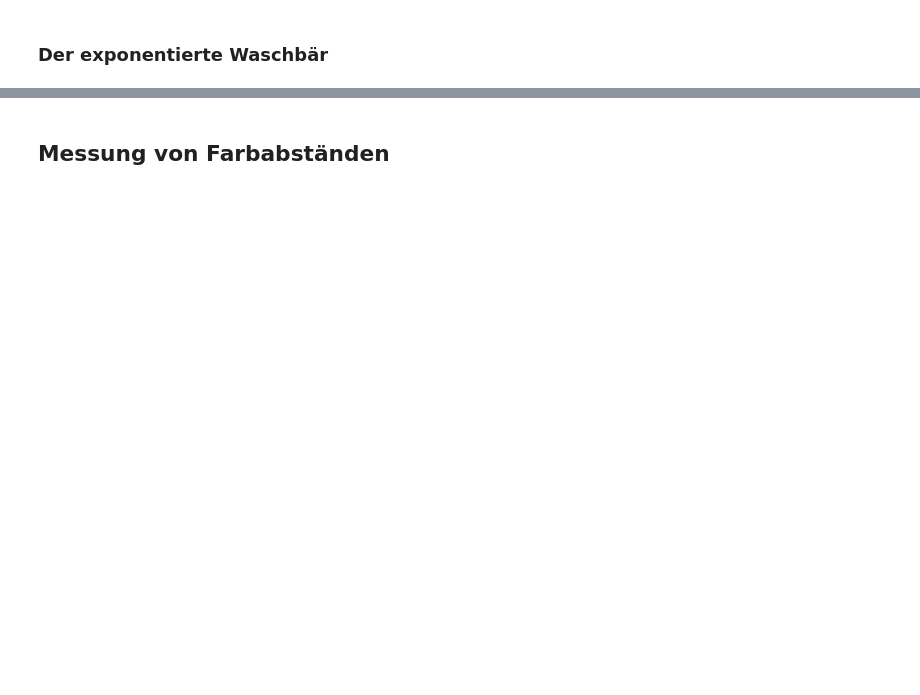
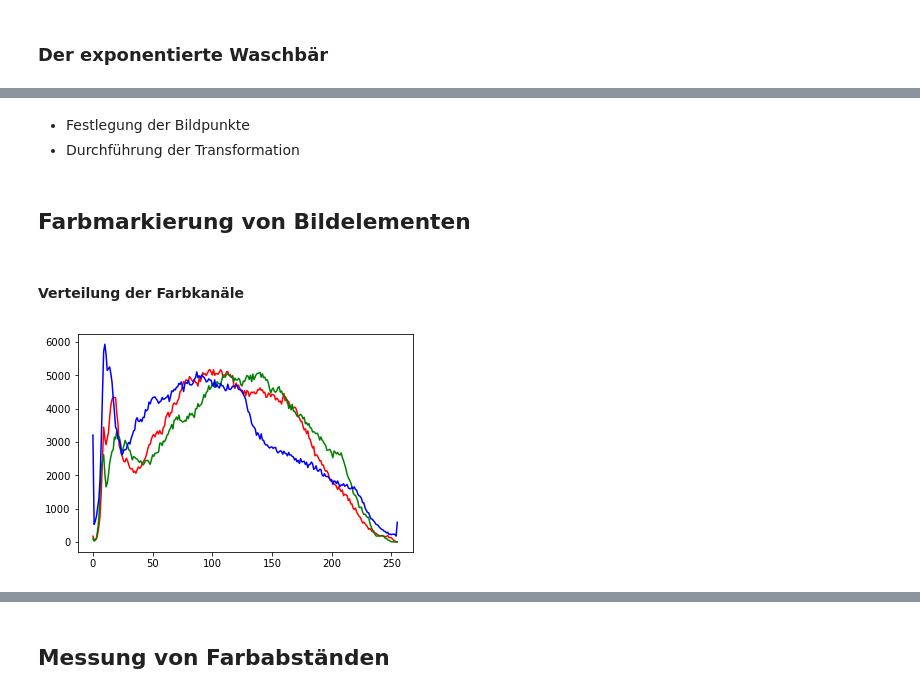
Before and after one commit to gertingold/lit2017, a Jupyter notebook: lit2017.ipynb, the cells around one changed output, grey strips where cells are left out. Drawn from its saved outputs; the diff is of its cells as text; code cells hidden in the pictures; blank space fills up the shorter version.

```diff
--- a/lit2017.ipynb
+++ b/lit2017.ipynb
@@ -265,0 +241,3 @@ plt.imshow(ndimage.geometric_transform(waschbär, mapping=mapfunc,
+# %% [markdown]
+* Festlegung der Bildpunkte
+* Durchführung der Transformation
@@ -266,2 +252,9 @@ plt.imshow(ndimage.geometric_transform(waschbär, mapping=mapfunc,
+# %% [markdown]
+## Farbmarkierung von Bildelementen
+# %% [markdown]
+#### Verteilung der Farbkanäle
 # %%
-plt.plot(ndimage.histogram(waschbär, min=0, max=255, bins=256))
+for column, farbe in enumerate(('r', 'g', 'b')):
+    plt.plot(ndimage.histogram(waschbär[:, :, column], min=0, max=255, bins=256), farbe)
+# %% [output]
+[figure, added]
```
Also changed, not shown: parts of 50 cells of this notebook.
